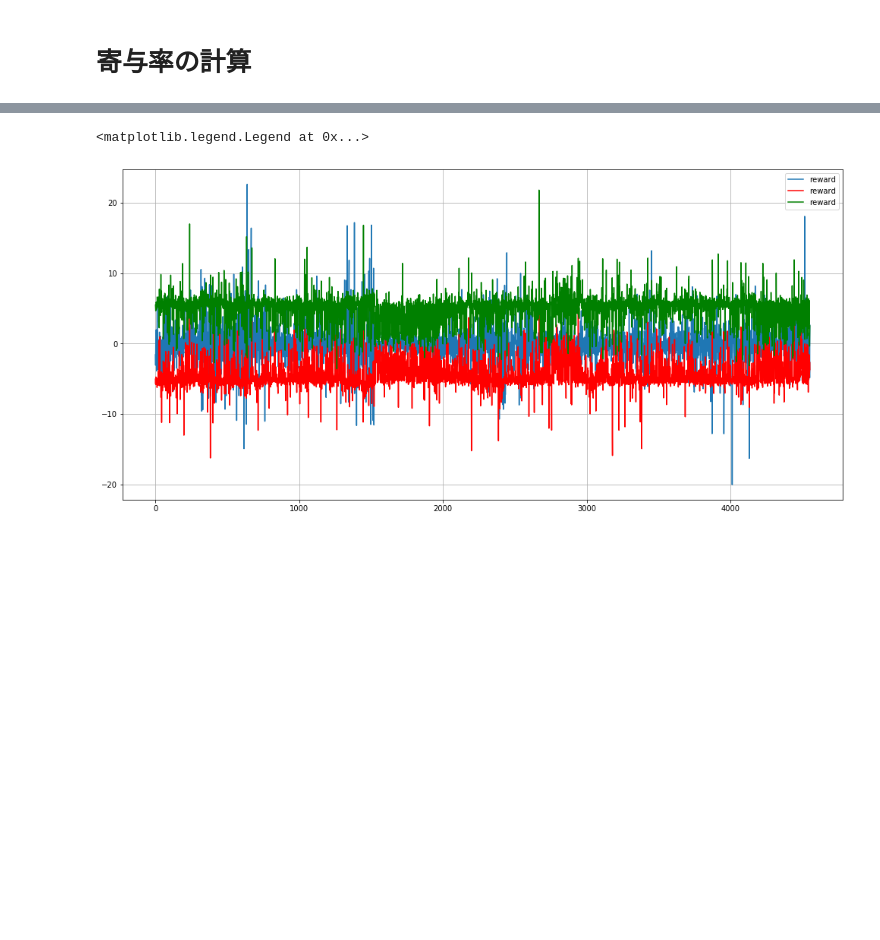
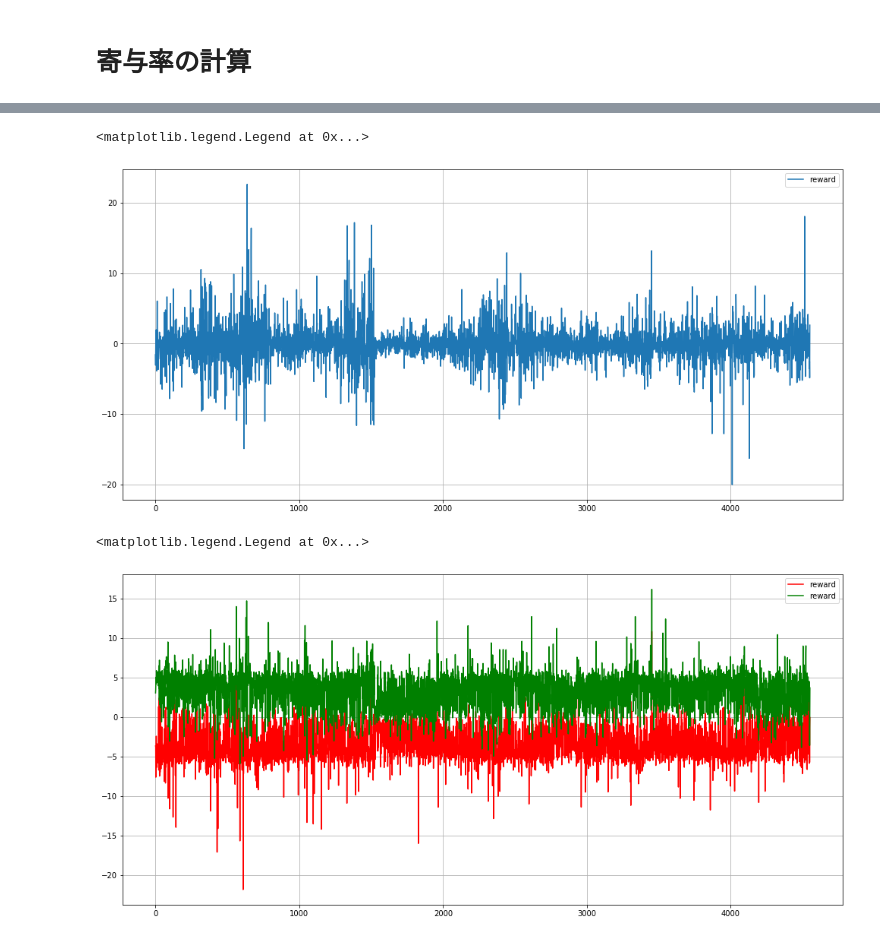
Before and after one commit to ShogoAkiyama/rltorch2, a Jupyter notebook: sentiment/iqn/EDA.ipynb, the cells around one changed output, grey strips where cells are left out. Saved outputs shown, nothing was run; the diff lists cells and outputs as text; code cells hidden in the pictures; blank space fills up the shorter version.

```diff
--- a/sentiment/iqn/EDA.ipynb
+++ b/sentiment/iqn/EDA.ipynb
@@ -678,14 +680,24 @@ plt.legend()
 # %%
 fig = plt.figure(figsize=(17, 8))
 plt.plot(rewards, 'C0', label='reward')
-plt.plot(Q5, 'r', label='reward')
-plt.plot(Q95, 'g', label='reward')
+# plt.plot(Q5, 'r', label='reward')
+# plt.plot(Q95, 'g', label='reward')
 
 plt.grid(True)
 plt.legend()
 # %% [output]
 <matplotlib.legend.Legend at 0x...>
-[figure, old version]
+[figure, new version]
+# %%
+fig = plt.figure(figsize=(17, 8))
+plt.plot(Q5, 'r', label='reward')
+plt.plot(Q95, 'g', label='reward')
+
+plt.grid(True)
+plt.legend()
+# %% [output]
+<matplotlib.legend.Legend at 0x...>
+[figure, added]
 # %%
 sigma = (Q95 - Q5) / 3.25
 # %%
```
Also changed, not shown: parts of 26 cells of this notebook, 2 other files.
